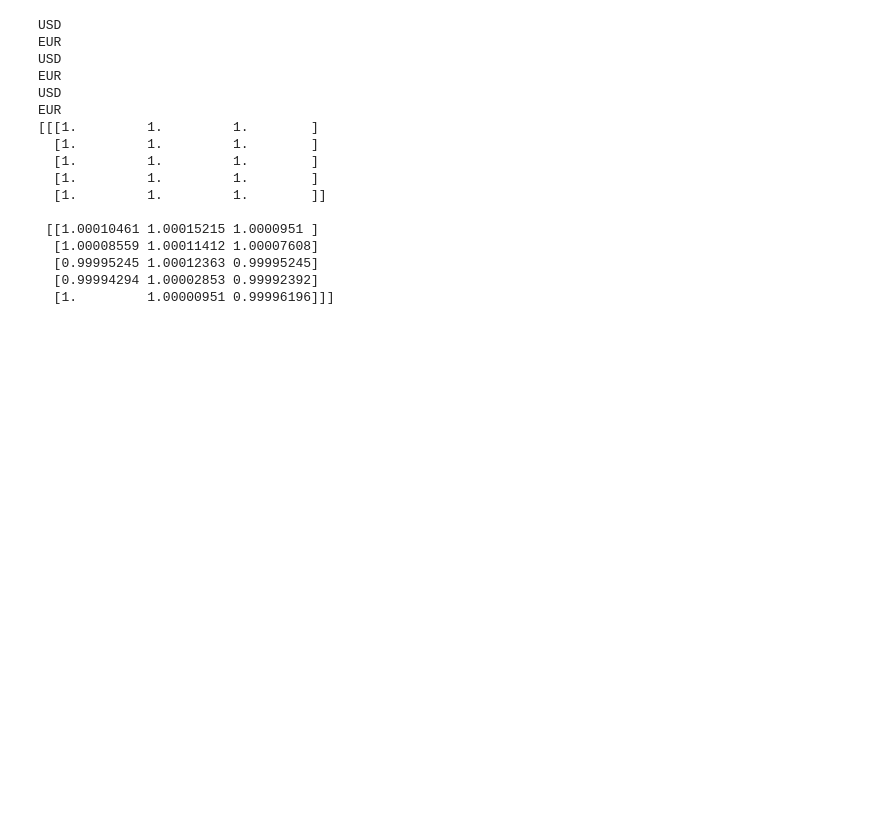
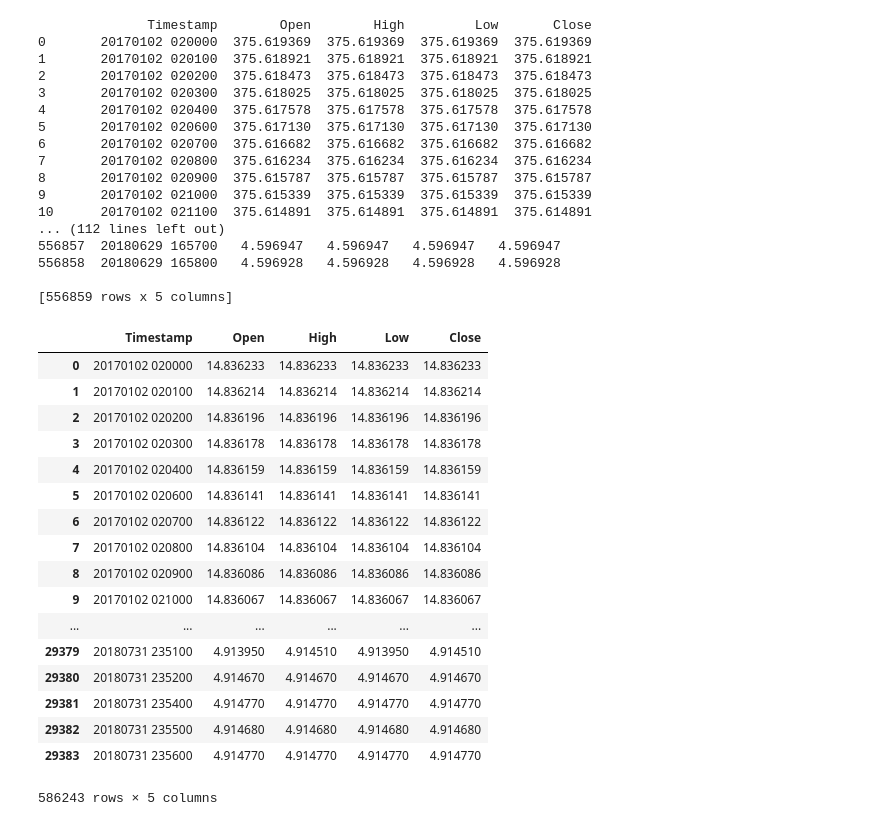
Before and after one commit to micronoz/Project-Trader, a Jupyter notebook: Simulation/trade_sim.ipynb, the cells around one changed output. Saved outputs shown, nothing was run; the diff lists cells and outputs as text; code cells hidden in the pictures; blank space fills up the shorter version.

```diff
--- a/Simulation/trade_sim.ipynb
+++ b/Simulation/trade_sim.ipynb
@@ -152,29 +183,52 @@ class Market:
 # %%
-test = Market(['EUR','USD'], os.path.abspath('../Data_Processing/ProcessedData'))
+test = Market(['EUR','USD', 'JPY', 'TRY'], os.path.abspath('../Data_Processing/ProcessedData'))
 # %%
 #Test
 
 test.initPortfolio()
-test.processTimeFrame(5)
+test.fillInData()
+
+#test.processTimePeriod(50)
 # test.calculateValue()
 # reallocation = np.array([0.7, 0.3])[np.newaxis]
 # test.reallocate(reallocation.T)
 #print(test.df['EURUSD'].loc[50:100, ['Open']].values)
 # %% [output]
-USD
-EUR
-USD
-EUR
-USD
-EUR
-[[[1.         1.         1.        ]
-  [1.         1.         1.        ]
-  [1.         1.         1.        ]
-  [1.         1.         1.        ]
-  [1.         1.         1.        ]]
+              Timestamp        Open        High         Low       Close
+0       20170102 020000  375.619369  375.619369  375.619369  375.619369
+1       20170102 020100  375.618921  375.618921  375.618921  375.618921
+2       20170102 020200  375.618473  375.618473  375.618473  375.618473
+3       20170102 020300  375.618025  375.618025  375.618025  375.618025
+4       20170102 020400  375.617578  375.617578  375.617578  375.617578
+5       20170102 020600  375.617130  375.617130  375.617130  375.617130
+6       20170102 020700  375.616682  375.616682  375.616682  375.616682
+7       20170102 020800  375.616234  375.616234  375.616234  375.616234
+8       20170102 020900  375.615787  375.615787  375.615787  375.615787
+9       20170102 021000  375.615339  375.615339  375.615339  375.615339
+10      20170102 021100  375.614891  375.614891  375.614891  375.614891
+... (112 lines left out)
+556857  20180629 165700   4.596947   4.596947   4.596947   4.596947
+556858  20180629 165800   4.596928   4.596928   4.596928   4.596928
 
- [[1.00010461 1.00015215 1.0000951 ]
-  [1.00008559 1.00011412 1.00007608]
-  [0.99995245 1.00012363 0.99995245]
-  [0.99994294 1.00002853 0.99992392]
-  [1.         1.00000951 0.99996196]]]
+[556859 rows x 5 columns]
+# %%
+test.df['USDTRY']
+# %% [output]
+|  | Timestamp | Open | High | Low | Close |
+| 0 | 20170102 020000 | 14.836233 | 14.836233 | 14.836233 | 14.836233 |
+| 1 | 20170102 020100 | 14.836214 | 14.836214 | 14.836214 | 14.836214 |
+| 2 | 20170102 020200 | 14.836196 | 14.836196 | 14.836196 | 14.836196 |
+| 3 | 20170102 020300 | 14.836178 | 14.836178 | 14.836178 | 14.836178 |
+| 4 | 20170102 020400 | 14.836159 | 14.836159 | 14.836159 | 14.836159 |
+| 5 | 20170102 020600 | 14.836141 | 14.836141 | 14.836141 | 14.836141 |
+| 6 | 20170102 020700 | 14.836122 | 14.836122 | 14.836122 | 14.836122 |
+| 7 | 20170102 020800 | 14.836104 | 14.836104 | 14.836104 | 14.836104 |
+| 8 | 20170102 020900 | 14.836086 | 14.836086 | 14.836086 | 14.836086 |
+| 9 | 20170102 021000 | 14.836067 | 14.836067 | 14.836067 | 14.836067 |
+| ... | ... | ... | ... | ... | ... |
+| 29379 | 20180731 235100 | 4.913950 | 4.914510 | 4.913950 | 4.914510 |
+| 29380 | 20180731 235200 | 4.914670 | 4.914670 | 4.914670 | 4.914670 |
+| 29381 | 20180731 235400 | 4.914770 | 4.914770 | 4.914770 | 4.914770 |
+| 29382 | 20180731 235500 | 4.914680 | 4.914680 | 4.914680 | 4.914680 |
+| 29383 | 20180731 235600 | 4.914770 | 4.914770 | 4.914770 | 4.914770 |
+586243 rows × 5 columns
```
Also changed, not shown: parts of 1 cell of this notebook, 1 other file.
